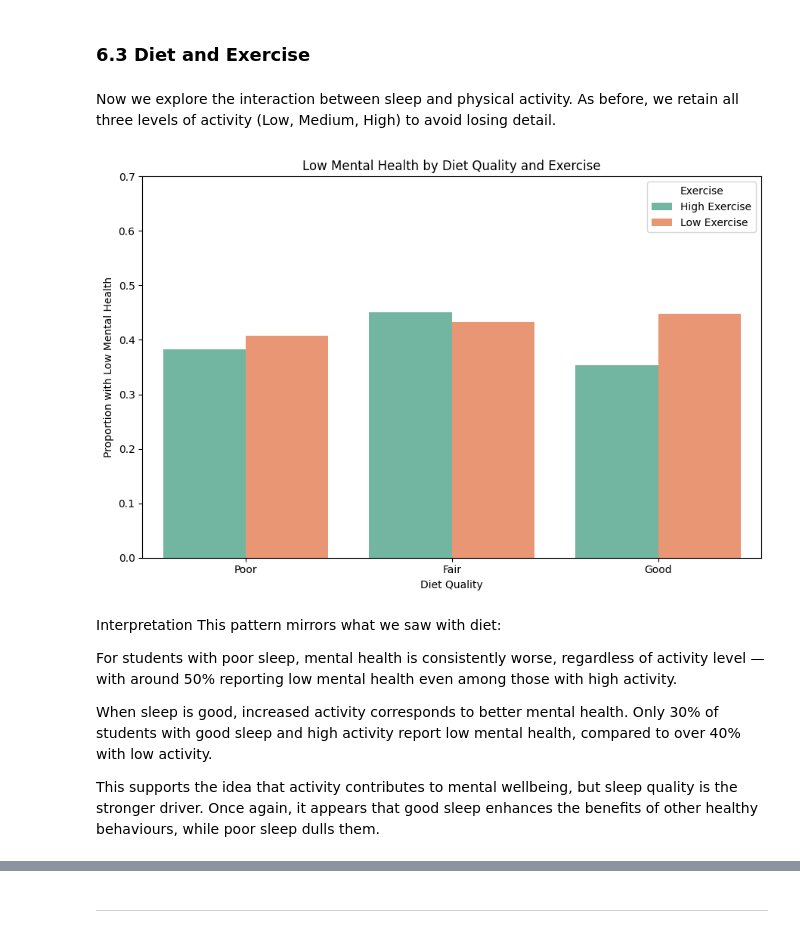
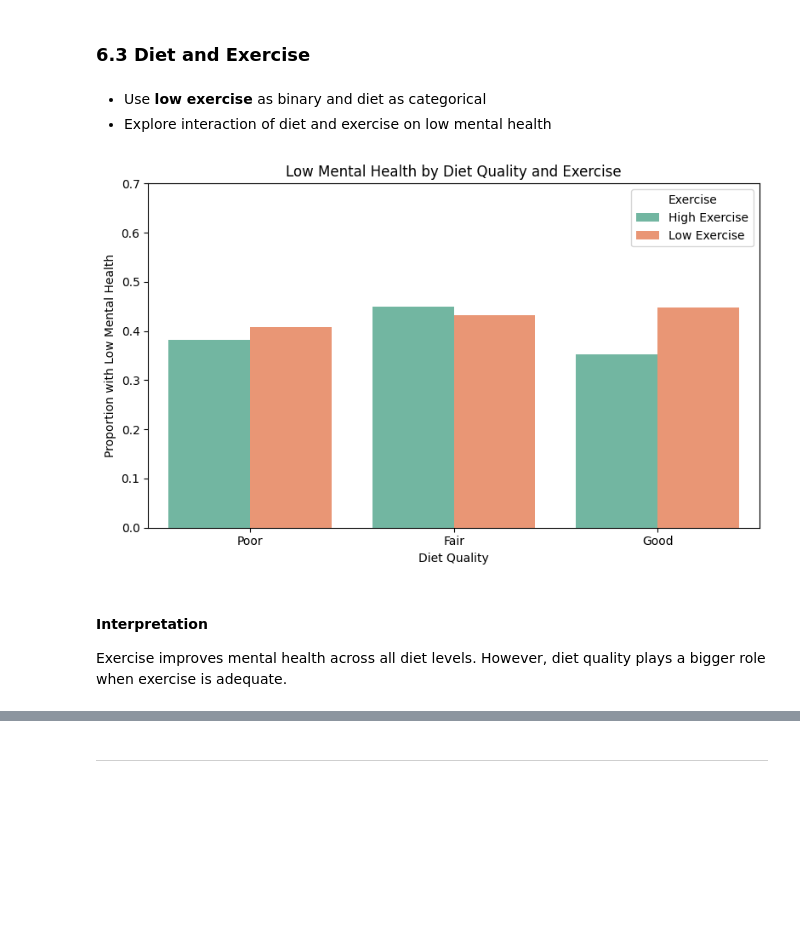
Before and after one commit to martyna-haliniak/visualisations_in_python, a Jupyter notebook: visualisations_task.ipynb, the cells around one changed output, grey strips where cells are left out. Drawn from its saved outputs; the diff is of its cells as text; code cells hidden in the pictures; blank space fills up the shorter version.

```diff
--- a/visualisations_task.ipynb
+++ b/visualisations_task.ipynb
@@ -574,42 +548,31 @@ This suggests that sleep may be a necessary foundation — even a good diet can'
 # %% [markdown]
 ### 6.3 Diet and Exercise
 # %% [markdown]
-Now we explore the interaction between sleep and physical activity. As before, we retain all three levels of activity (Low, Medium, High) to avoid losing detail.
+- Use **low exercise** as binary and diet as categorical
+- Explore interaction of diet and exercise on low mental health
 # %%
 # Group by exercise and diet
-diet_exercise = df.groupby(['low_exercise', 'diet_quality']).agg(
+diet_exercise = df.groupby(['low_exercise', 'diet_quality'], observed=False).agg(
     proportion_low_mental_health=('low_mental_health', 'mean'),
     count=('low_mental_health', 'size')
 ).reset_index()
 
-# For plot labels
+# Labels for hue
 diet_exercise['exercise_label'] = diet_exercise['low_exercise'].map({True: 'Low Exercise', False: 'High Exercise'})
 
 # Plot
-plt.figure(figsize=(9,6))
-sns.barplot(
-    data=diet_exercise,
-    x='diet_quality',
-    y='proportion_low_mental_health',
-    hue='exercise_label',
-    palette='Set2'
-)
+plt.figure(figsize=(8,5))
+sns.barplot(data=diet_exercise, x='diet_quality', y='proportion_low_mental_health', hue='exercise_label', palette='Set2')
 plt.ylabel('Proportion with Low Mental Health')
 plt.xlabel('Diet Quality')
 plt.ylim(0, 0.7)
 plt.title('Low Mental Health by Diet Quality and Exercise')
 plt.legend(title='Exercise')
 plt.tight_layout()
 plt.show()
 # %% [output]
-[figure, old version]
+[figure, new version]
 # %% [markdown]
-Interpretation
-This pattern mirrors what we saw with diet:
-
-For students with poor sleep, mental health is consistently worse, regardless of activity level — with around 50% reporting low mental health even among those with high activity.
-
-When sleep is good, increased activity corresponds to better mental health. Only 30% of students with good sleep and high activity report low mental health, compared to over 40% with low activity.
-
-This supports the idea that activity contributes to mental wellbeing, but sleep quality is the stronger driver. Once again, it appears that good sleep enhances the benefits of other healthy behaviours, while poor sleep dulls them.
+#### Interpretation
+Exercise improves mental health across all diet levels. However, diet quality plays a bigger role when exercise is adequate.
 # %% [markdown]
```
Also changed, not shown: parts of 8 cells of this notebook.
